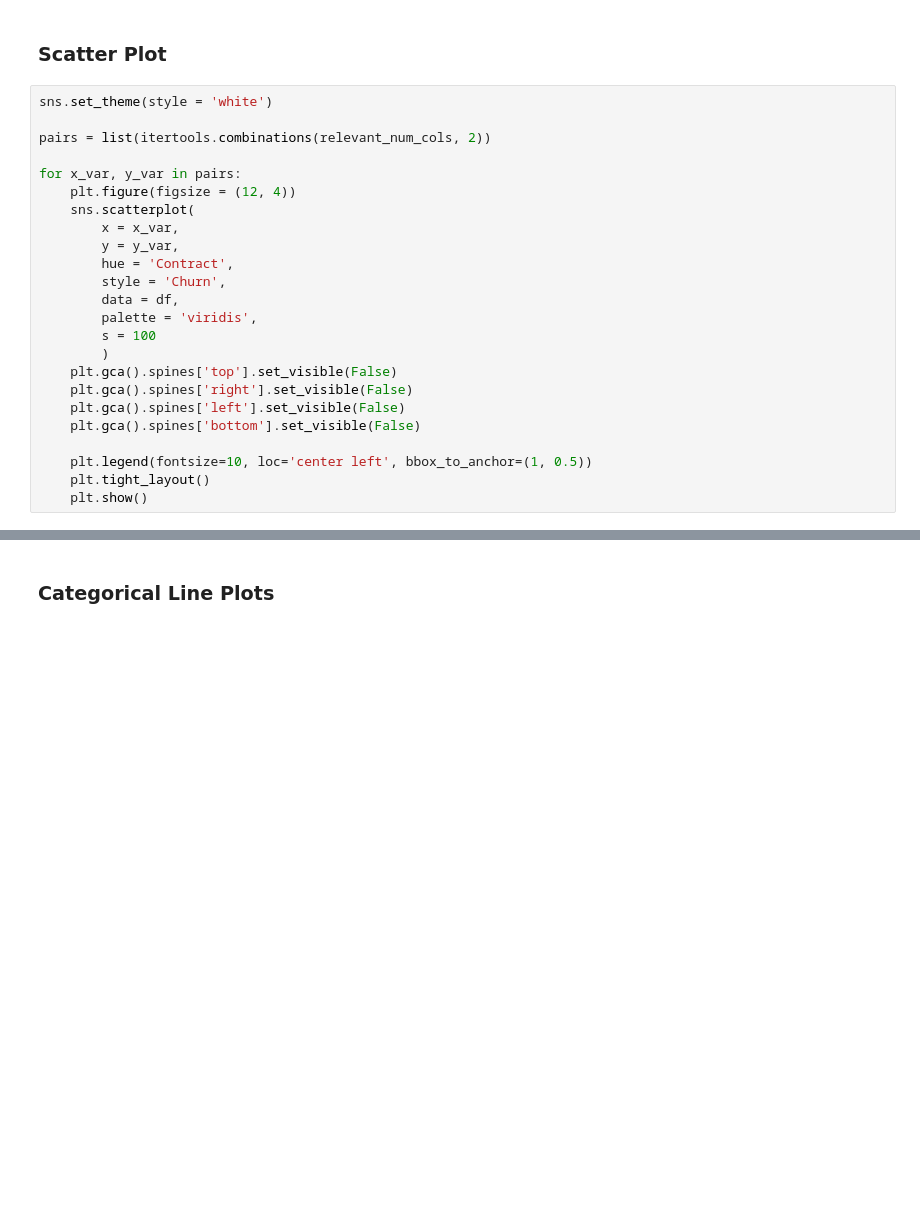
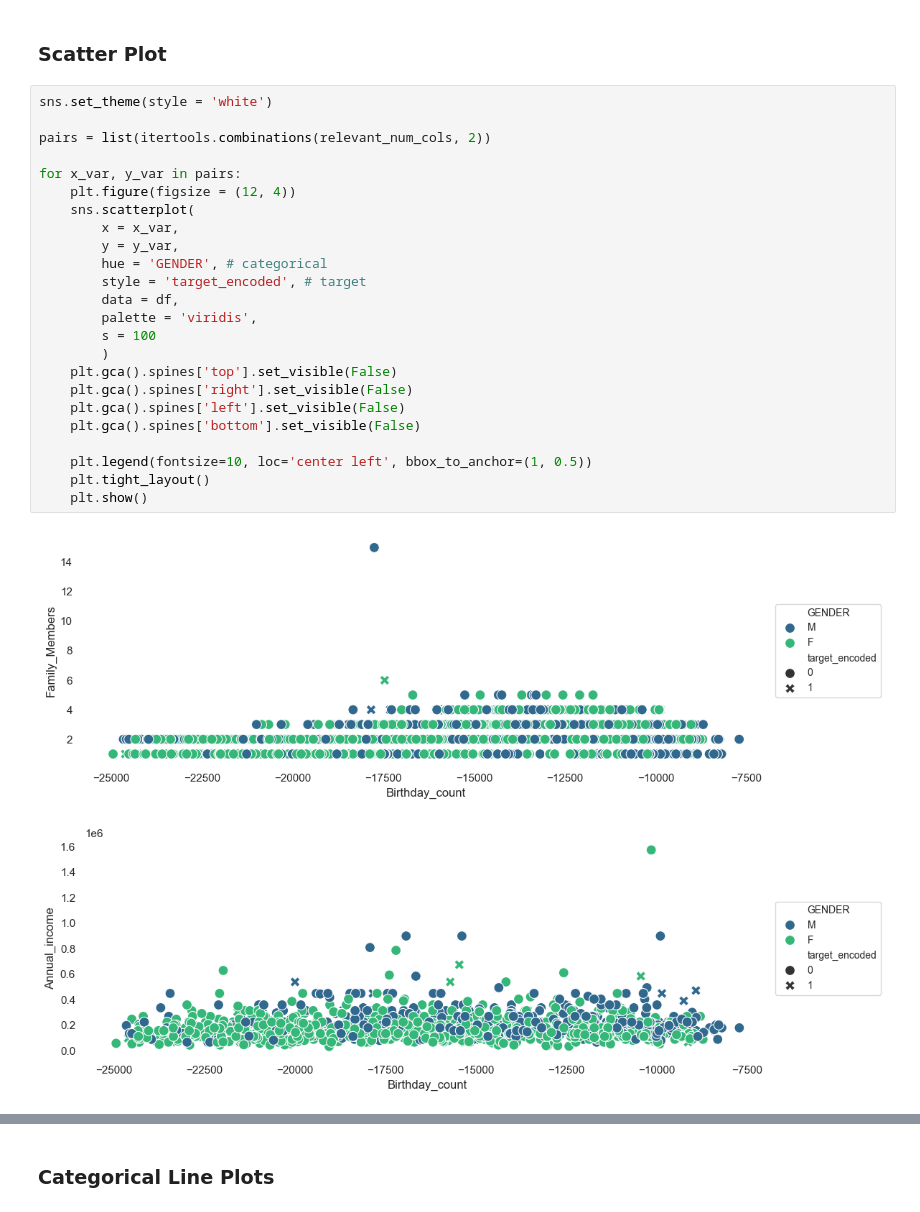
Before and after one commit to DerekSanchez/250419-Credit-Card-Approval-Prediction, a Jupyter notebook: notebook/EDA.ipynb, the cells around one changed output, grey strips where cells are left out. Saved outputs shown, nothing was run; the diff lists cells and outputs as text; blank space fills up the shorter version.

```diff
--- a/notebook/EDA.ipynb
+++ b/notebook/EDA.ipynb
@@ -550,24 +533,27 @@ plt.show()
 # %%
 sns.set_theme(style = 'white')
 
 pairs = list(itertools.combinations(relevant_num_cols, 2))
 
 for x_var, y_var in pairs:
     plt.figure(figsize = (12, 4))
     sns.scatterplot(
         x = x_var,
         y = y_var,
-        hue = 'Contract',
-        style = 'Churn',
+        hue = 'GENDER', # categorical
+        style = 'target_encoded', # target
         data = df,
         palette = 'viridis',
         s = 100
         )
     plt.gca().spines['top'].set_visible(False)
     plt.gca().spines['right'].set_visible(False)
     plt.gca().spines['left'].set_visible(False)
     plt.gca().spines['bottom'].set_visible(False)
 
     plt.legend(fontsize=10, loc='center left', bbox_to_anchor=(1, 0.5))
     plt.tight_layout()
     plt.show()
+# %% [output]
+[figure, added]
+[figure, added]
```
Also changed, not shown: parts of 16 cells of this notebook.
